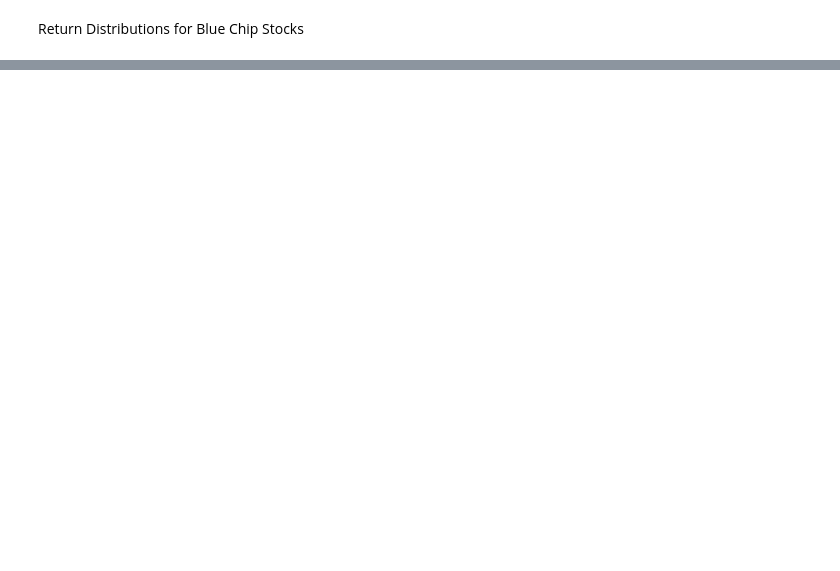
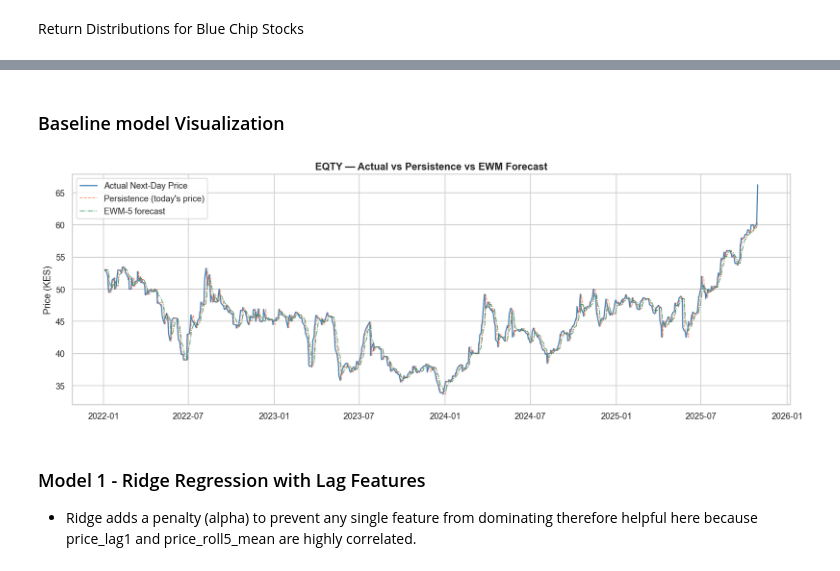
Before and after one commit to MutwiriC/Port-Distribution-Early-Warning-System, a Jupyter notebook: NSE-Project.ipynb, the cells around one changed output, grey strips where cells are left out. Cells and saved outputs as stored; diff of their text form; code cells hidden in the pictures; blank space fills up the shorter version.

```diff
--- a/NSE-Project.ipynb
+++ b/NSE-Project.ipynb
@@ -753,0 +820,22 @@ BRIT       0.00014    0.02731     0.072     1.381       9.32     -10.45
+# %%
+# Day of week
+# Monday=0, Friday=4. Markets behave slightly differently by weekday
+nse_data['dow_num'] = nse_data['date'].dt.dayofweek
+# %%
+# Intraday range lag
+# How wide was yesterday's high-low band? Proxy for recent volatility
+nse_data['range_lag1'] = nse_data['high_lag1'] - nse_data['low_lag1']
+# %%
+# Create targets
+# What we want to predict: the NEXT day's low, high, and close price
+# .shift(-1) moves tomorrow's value into today's row
+nse_data['next_day_low']   = nse_data.groupby('code')['day_low'].shift(-1)
+nse_data['next_day_high']  = nse_data.groupby('code')['day_high'].shift(-1)
+nse_data['next_day_price'] = nse_data.groupby('code')['day_price'].shift(-1)
+# %%
+# Drop rows with missing targets or missing lag1
+# The last row per stock has no next-day target (nothing to predict)
+# First few rows per stock have no lag history yet
+nse_data = nse_data.dropna(subset=[
+    'next_day_low', 'next_day_high', 'next_day_price', 'price_lag1'
+]).reset_index(drop=True)
@@ -753,0 +957,27 @@ BRIT       0.00014    0.02731     0.072     1.381       9.32     -10.45
+# %% [markdown]
+### Baseline model Visualization
+# %%
+import matplotlib.pyplot as plt
+
+stock = 'EQTY'
+sub   = nse_data[nse_data['code'] == stock].copy()
+
+fig, ax = plt.subplots(figsize=(14, 5))
+
+ax.plot(sub['date'], sub['next_day_price'],  label='Actual Next-Day Price',
+        color='steelblue', lw=1.5)
+ax.plot(sub['date'], sub['price_lag1'],      label='Persistence (today\'s price)',
+        color='coral', lw=1, linestyle='--', alpha=0.85)
+ax.plot(sub['date'], sub['price_ewm5'],      label='EWM-5 forecast',
+        color='seagreen', lw=1, linestyle='-.', alpha=0.85)
+
+ax.set_title(f'{stock} — Actual vs Persistence vs EWM Forecast', fontsize=13, fontweight='bold')
+ax.set_ylabel('Price (KES)')
+ax.legend()
+plt.tight_layout()
+plt.show()
+# %% [output]
+[figure, added]
+# %% [markdown]
+### Model 1 - Ridge Regression with Lag Features
+- Ridge adds a penalty (alpha) to prevent any single feature from dominating therefore helpful here because price_lag1 and price_roll5_mean are highly correlated.
```
Also changed, not shown: parts of 20 cells of this notebook.
